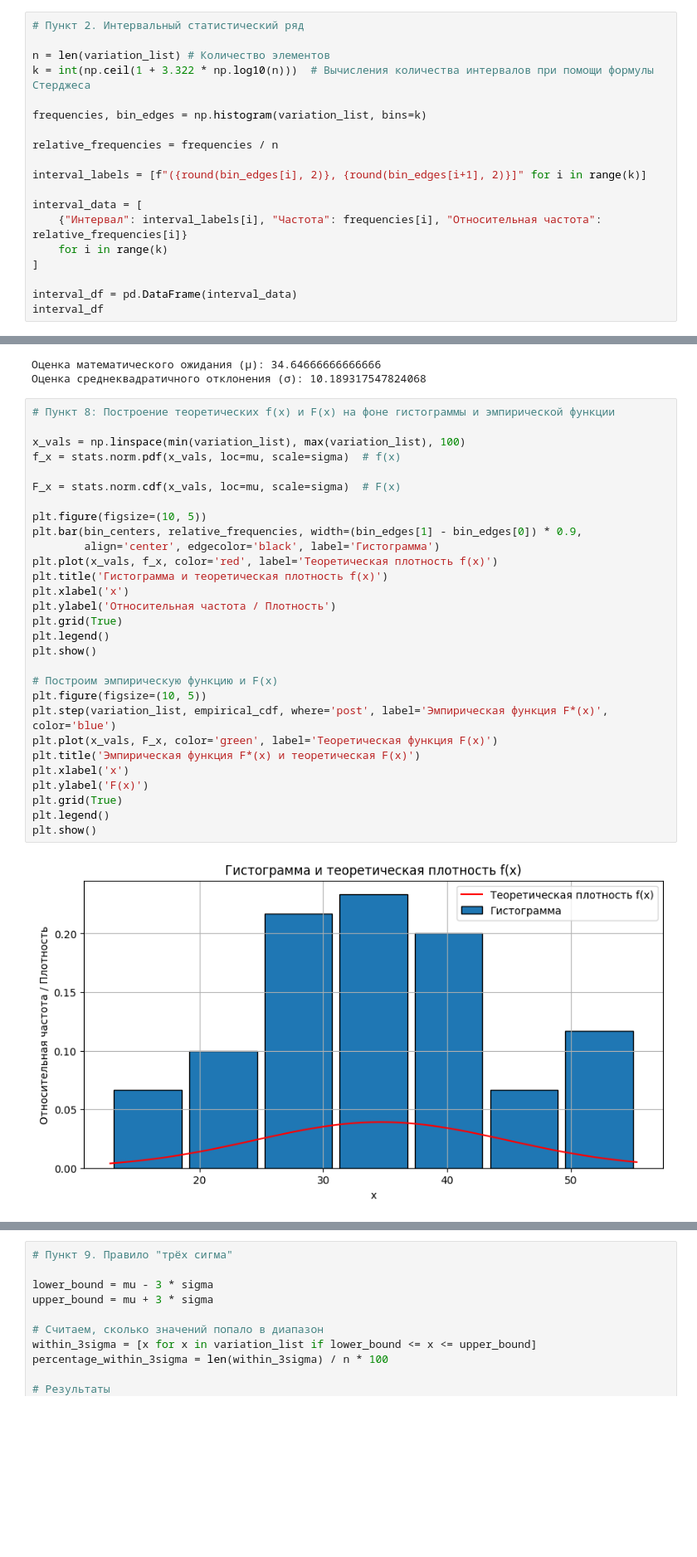
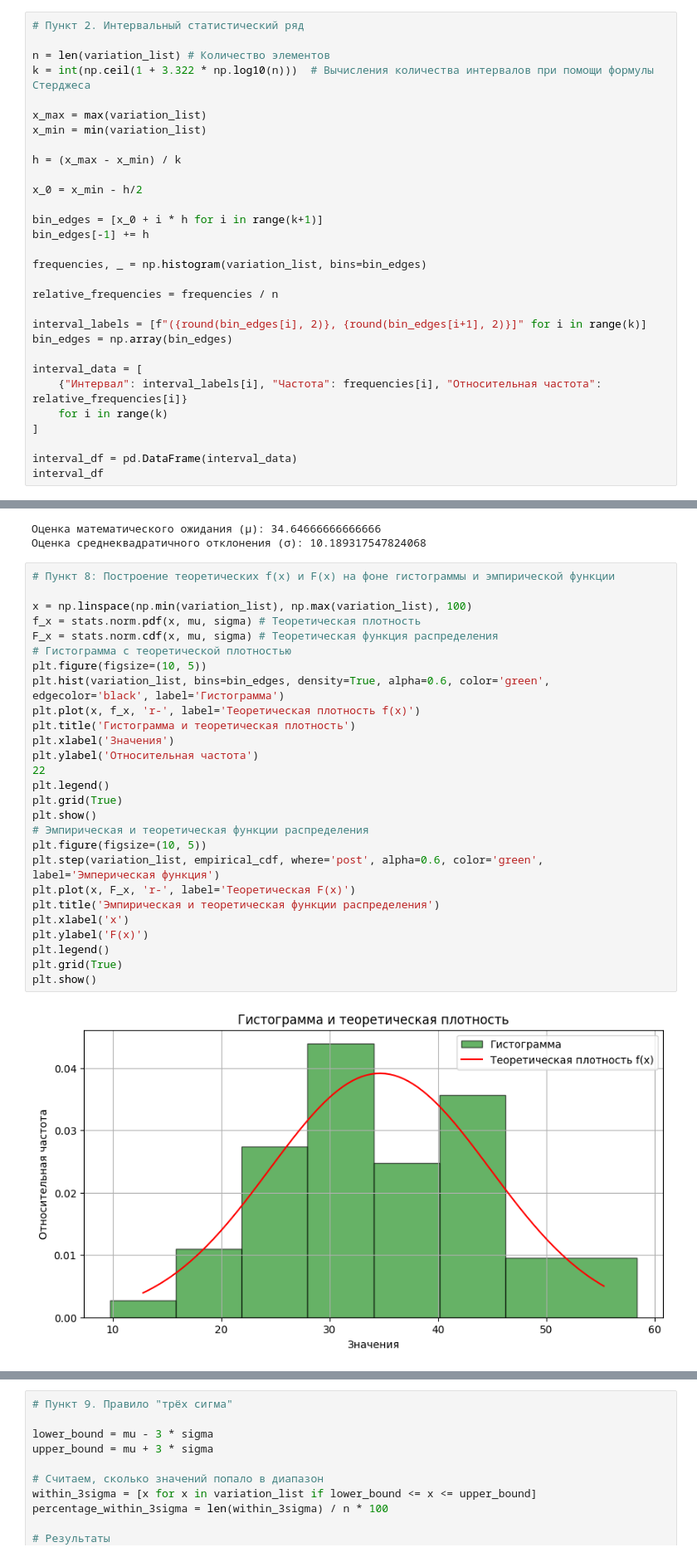
Before and after one commit to SergeyMotynga/OMSTU, a Jupyter notebook: TheoryOfVarious/lab1.ipynb, the cells around one changed output, grey strips where cells are left out. Shown at 83% size. Cells and saved outputs as stored; diff of their text form; blank space fills up the shorter version.

```diff
--- a/TheoryOfVarious/lab1.ipynb
+++ b/TheoryOfVarious/lab1.ipynb
@@ -44,11 +41,22 @@ print(variation_list)
 n = len(variation_list) # Количество элементов
 k = int(np.ceil(1 + 3.322 * np.log10(n)))  # Вычисления количества интервалов при помощи формулы Стерджеса
 
-frequencies, bin_edges = np.histogram(variation_list, bins=k)
+x_max = max(variation_list)
+x_min = min(variation_list)
+
+h = (x_max - x_min) / k
+
+x_0 = x_min - h/2
+
+bin_edges = [x_0 + i * h for i in range(k+1)]
+bin_edges[-1] += h
+
+frequencies, _ = np.histogram(variation_list, bins=bin_edges)
 
 relative_frequencies = frequencies / n
 
 interval_labels = [f"({round(bin_edges[i], 2)}, {round(bin_edges[i+1], 2)}]" for i in range(k)]
+bin_edges = np.array(bin_edges)
 
 interval_data = [
     {"Интервал": interval_labels[i], "Частота": frequencies[i], "Относительная частота": relative_frequencies[i]}
@@ -139,31 +157,29 @@ print(f"Оценка математического ожидания (μ): {mu}"
 # %%
 # Пункт 8: Построение теоретических f(x) и F(x) на фоне гистограммы и эмпирической функции
 
-x_vals = np.linspace(min(variation_list), max(variation_list), 100)
-f_x = stats.norm.pdf(x_vals, loc=mu, scale=sigma)  # f(x)
-
-F_x = stats.norm.cdf(x_vals, loc=mu, scale=sigma)  # F(x)
-
+x = np.linspace(np.min(variation_list), np.max(variation_list), 100)
+f_x = stats.norm.pdf(x, mu, sigma) # Теоретическая плотность
+F_x = stats.norm.cdf(x, mu, sigma) # Теоретическая функция распределения
+# Гистограмма с теоретической плотностью
 plt.figure(figsize=(10, 5))
-plt.bar(bin_centers, relative_frequencies, width=(bin_edges[1] - bin_edges[0]) * 0.9,
-        align='center', edgecolor='black', label='Гистограмма')
-plt.plot(x_vals, f_x, color='red', label='Теоретическая плотность f(x)')
-plt.title('Гистограмма и теоретическая плотность f(x)')
-plt.xlabel('x')
-plt.ylabel('Относительная частота / Плотность')
+plt.hist(variation_list, bins=bin_edges, density=True, alpha=0.6, color='green', edgecolor='black', label='Гистограмма')
+plt.plot(x, f_x, 'r-', label='Теоретическая плотность f(x)')
+plt.title('Гистограмма и теоретическая плотность')
+plt.xlabel('Значения')
+plt.ylabel('Относительная частота')
+22
+plt.legend()
 plt.grid(True)
-plt.legend()
 plt.show()
-
-# Построим эмпирическую функцию и F(x)
+# Эмпирическая и теоретическая функции распределения
 plt.figure(figsize=(10, 5))
-plt.step(variation_list, empirical_cdf, where='post', label='Эмпирическая функция F*(x)', color='blue')
-plt.plot(x_vals, F_x, color='green', label='Теоретическая функция F(x)')
-plt.title('Эмпирическая функция F*(x) и теоретическая F(x)')
+plt.step(variation_list, empirical_cdf, where='post', alpha=0.6, color='green', label='Эмперическая функция')
+plt.plot(x, F_x, 'r-', label='Теоретическая F(x)')
+plt.title('Эмпирическая и теоретическая функции распределения')
 plt.xlabel('x')
 plt.ylabel('F(x)')
+plt.legend()
 plt.grid(True)
-plt.legend()
 plt.show()
 # %% [output]
-[figure, old version]
+[figure, new version]
```
Also changed, not shown: parts of 10 cells of this notebook, 3 other files.
